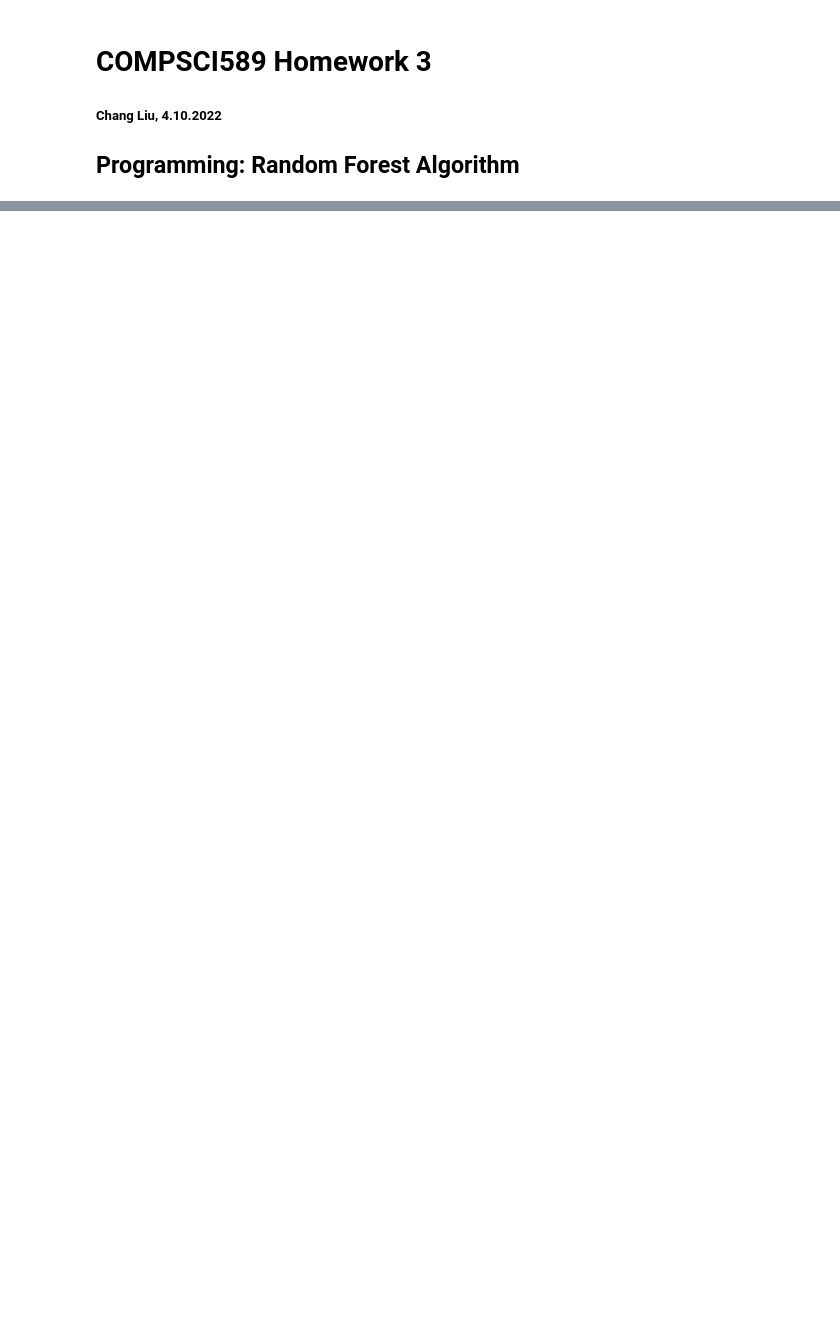
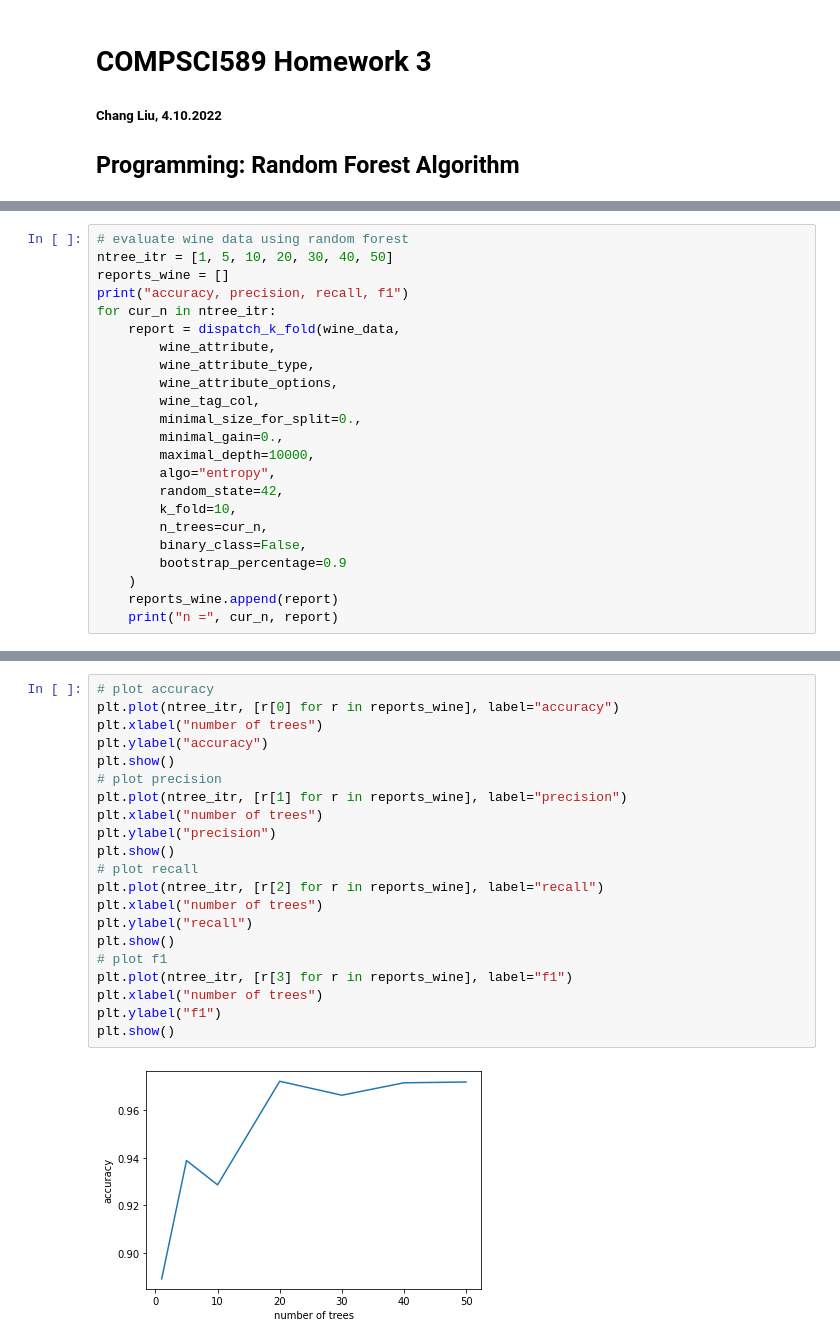
Before and after one commit to NagisaVon/COMPSCI589-HW3, a Jupyter notebook: CS589-HW3.ipynb, the cells around one changed output, grey strips where cells are left out. Drawn from its saved outputs; the diff is of its cells as text; blank space fills up the shorter version.

Commit message:
finished report

```diff
--- a/CS589-HW3.ipynb
+++ b/CS589-HW3.ipynb
@@ -210,0 +20,23 @@ NameError: name 'load_data' is not defined
+# %%
+# evaluate wine data using random forest
+ntree_itr = [1, 5, 10, 20, 30, 40, 50]
+reports_wine = []
+print("accuracy, precision, recall, f1")
+for cur_n in ntree_itr:
+    report = dispatch_k_fold(wine_data,
+        wine_attribute,
+        wine_attribute_type,
+        wine_attribute_options,
+        wine_tag_col,
+        minimal_size_for_split=0.,
+        minimal_gain=0.,
+        maximal_depth=10000,
+        algo="entropy",
+        random_state=42,
+        k_fold=10,
+        n_trees=cur_n,
+        binary_class=False,
+        bootstrap_percentage=0.9
+    )
+    reports_wine.append(report)
+    print("n =", cur_n, report)
@@ -210,0 +52,23 @@ NameError: name 'load_data' is not defined
+# %%
+# plot accuracy
+plt.plot(ntree_itr, [r[0] for r in reports_wine], label="accuracy")
+plt.xlabel("number of trees")
+plt.ylabel("accuracy")
+plt.show()
+# plot precision
+plt.plot(ntree_itr, [r[1] for r in reports_wine], label="precision")
+plt.xlabel("number of trees")
+plt.ylabel("precision")
+plt.show()
+# plot recall
+plt.plot(ntree_itr, [r[2] for r in reports_wine], label="recall")
+plt.xlabel("number of trees")
+plt.ylabel("recall")
+plt.show()
+# plot f1
+plt.plot(ntree_itr, [r[3] for r in reports_wine], label="f1")
+plt.xlabel("number of trees")
+plt.ylabel("f1")
+plt.show()
+# %% [output]
+[figure, added]
```
Also changed, not shown: parts of 37 cells of this notebook, 2 other files.
